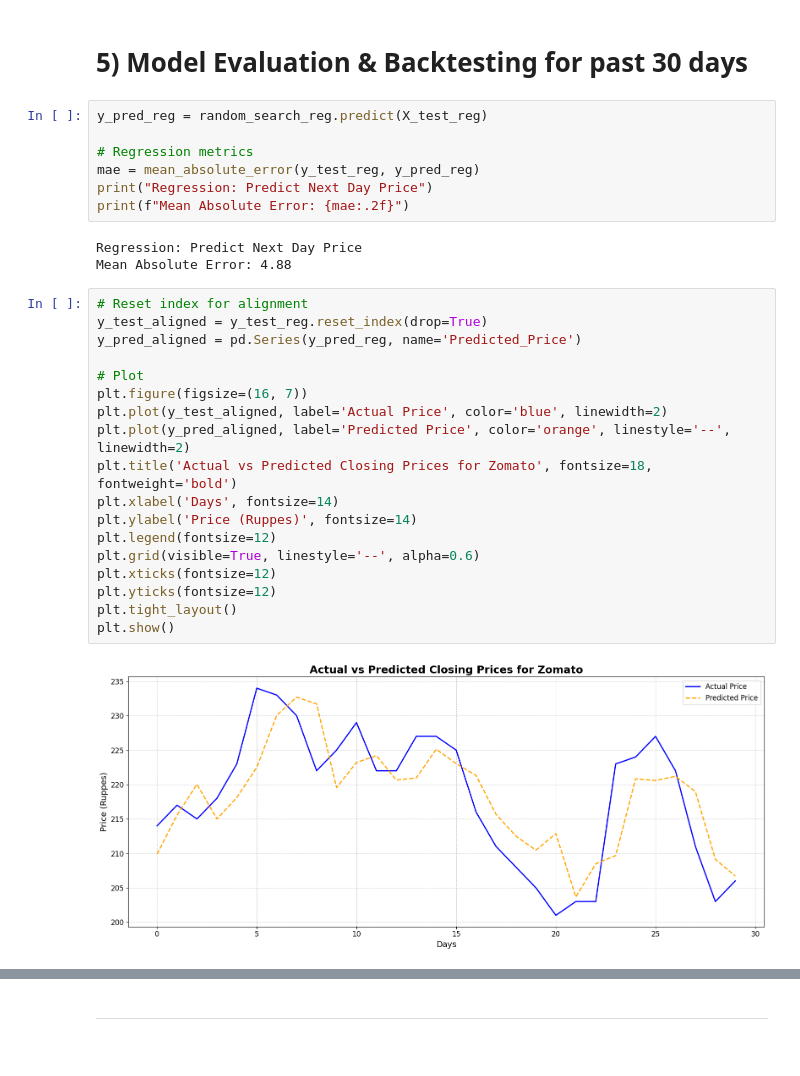
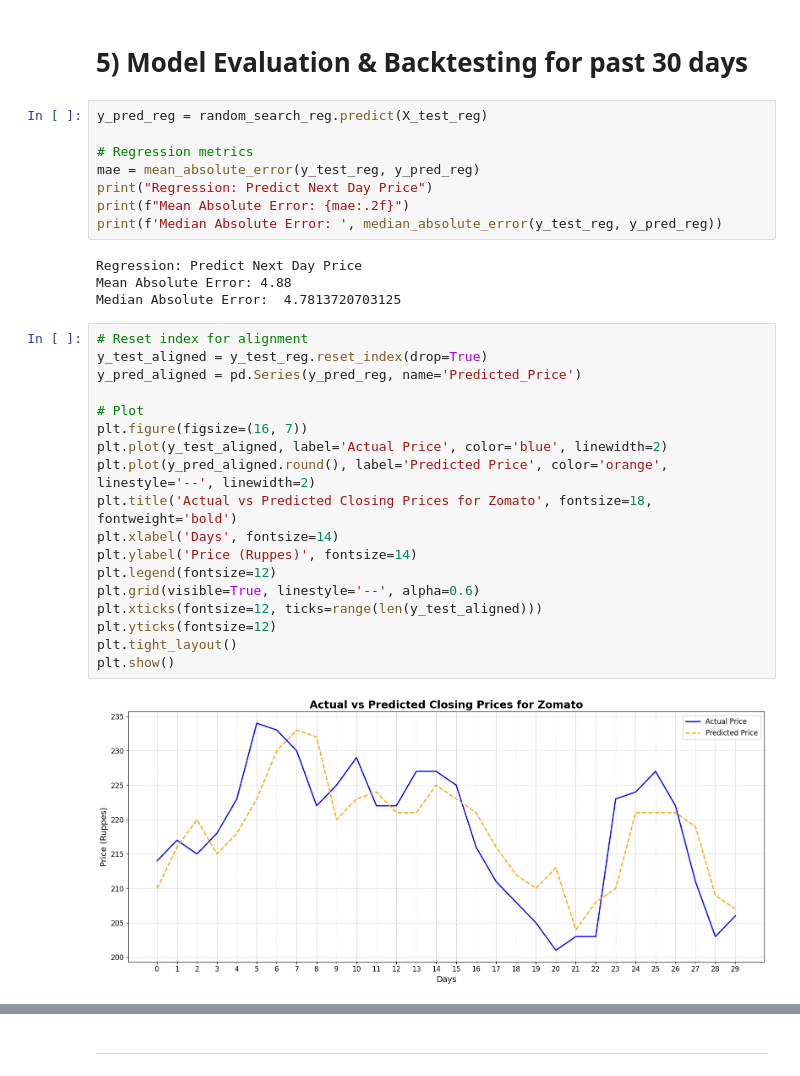
Before and after one commit to KaranSharma-007/Python-Finance, a Jupyter notebook: Main.ipynb, the cells around one changed output, grey strips where cells are left out. Drawn from its saved outputs; the diff is of its cells as text.

```diff
--- a/Main.ipynb
+++ b/Main.ipynb
@@ -651,26 +633,28 @@ y_pred_reg = random_search_reg.predict(X_test_reg)
 mae = mean_absolute_error(y_test_reg, y_pred_reg)
 print("Regression: Predict Next Day Price")
 print(f"Mean Absolute Error: {mae:.2f}")
+print(f'Median Absolute Error: ', median_absolute_error(y_test_reg, y_pred_reg))
 # %% [output]
 Regression: Predict Next Day Price
 Mean Absolute Error: 4.88
+Median Absolute Error:  4.7813720703125
 # %%
 # Reset index for alignment
 y_test_aligned = y_test_reg.reset_index(drop=True)
 y_pred_aligned = pd.Series(y_pred_reg, name='Predicted_Price')
 
 # Plot
 plt.figure(figsize=(16, 7))
 plt.plot(y_test_aligned, label='Actual Price', color='blue', linewidth=2)
-plt.plot(y_pred_aligned, label='Predicted Price', color='orange', linestyle='--', linewidth=2)
+plt.plot(y_pred_aligned.round(), label='Predicted Price', color='orange', linestyle='--', linewidth=2)
 plt.title('Actual vs Predicted Closing Prices for Zomato', fontsize=18, fontweight='bold')
 plt.xlabel('Days', fontsize=14)
 plt.ylabel('Price (Ruppes)', fontsize=14)
 plt.legend(fontsize=12)
 plt.grid(visible=True, linestyle='--', alpha=0.6)
-plt.xticks(fontsize=12)
+plt.xticks(fontsize=12, ticks=range(len(y_test_aligned)))
 plt.yticks(fontsize=12)
 plt.tight_layout()
 plt.show()
 # %% [output]
-[figure, old version]
+[figure, new version]
```
Also changed, not shown: parts of 6 cells of this notebook, 3 other files.
